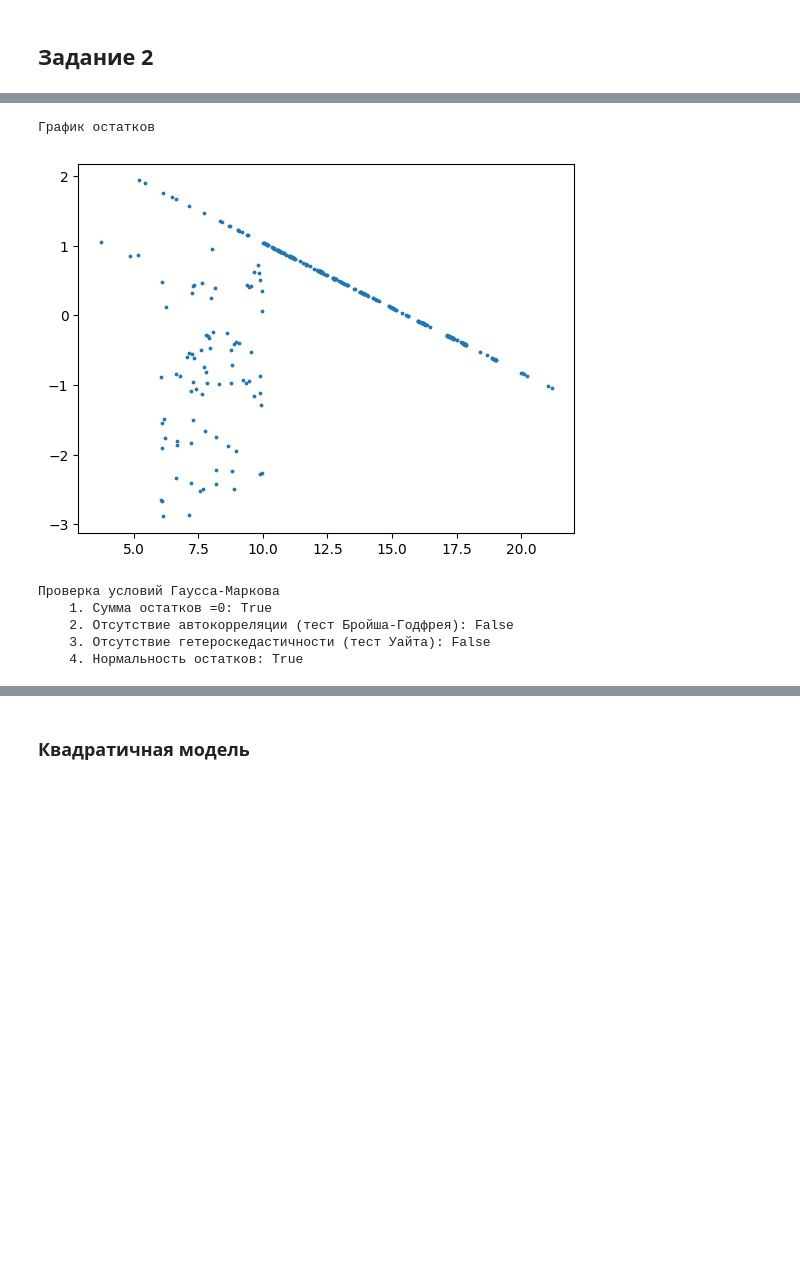
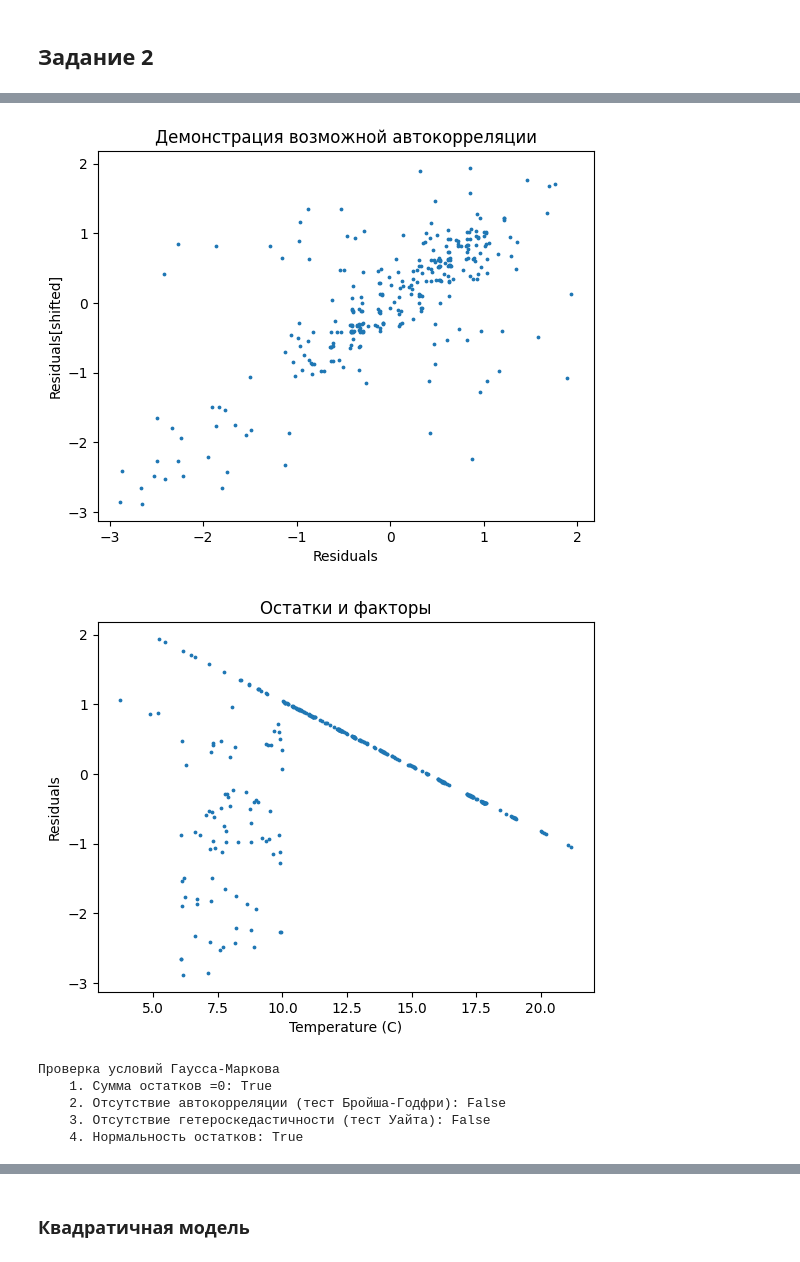
Before and after one commit to Kudriavtsev-Eduard/PairRegressionSolution, a Jupyter notebook: notebook.ipynb, the cells around one changed output, grey strips where cells are left out. Saved outputs shown, nothing was run; the diff lists cells and outputs as text; code cells hidden in the pictures; blank space fills up the shorter version.

```diff
--- a/notebook.ipynb
+++ b/notebook.ipynb
@@ -20,9 +20,10 @@ from numpy import fabs, sqrt, arctanh, tanh
 # %%
 df = pandas.read_csv('data/weatherHistory.csv')
 x_title = 'Temperature (C)'
+y_title = 'Apparent Temperature (C)'
 to_choose = df.head(300)
-x_values = to_choose['Temperature (C)']
-y_values = to_choose['Apparent Temperature (C)']
+x_values = to_choose[x_title]
+y_values = to_choose[y_title]
 # %% [markdown]
 ## Задание 2
 # %%
@@ -133,15 +263,22 @@ plt.show()
 # %%
-print("График остатков")
+plt.scatter(model.resid[:-1], model.resid[1:], s=3)
+plt.xlabel("Residuals")
+plt.ylabel("Residuals[shifted]")
+plt.title("Демонстрация возможной автокорреляции")
+plt.show()
 plt.scatter(x_values, model.resid, s=3)
+plt.xlabel(x_title)
+plt.ylabel("Residuals")
+plt.title("Остатки и факторы")
 plt.show()
 # %% [output]
-График остатков
-[figure, old version]
+[figure, new version]
+[figure, added]
 # %%
 print("Проверка условий Гаусса-Маркова")
 print(f"    1. Cумма остатков =0: {sum(model.resid) < 10 ** -8}")
 print(
-    f"    2. Отсутствие автокорреляции (тест Бройша-Годфрея): {sm.stats.diagnostic.acorr_breusch_godfrey(model)[1] > p_value}")
+    f"    2. Отсутствие автокорреляции (тест Бройша-Годфри): {sm.stats.diagnostic.acorr_breusch_godfrey(model)[1] > p_value}")
 print(
     f"    3. Отсутствие гетероскедастичности (тест Уайта): {sm.stats.diagnostic.het_white(model.resid, model.model.exog)[1] > p_value}"
 )
@@ -149,7 +286,7 @@ print(f"    4. Нормальность остатков: {stats.normaltest(mode
 # %% [output]
 Проверка условий Гаусса-Маркова
     1. Cумма остатков =0: True
-    2. Отсутствие автокорреляции (тест Бройша-Годфрея): False
+    2. Отсутствие автокорреляции (тест Бройша-Годфри): False
     3. Отсутствие гетероскедастичности (тест Уайта): False
     4. Нормальность остатков: True
 # %% [markdown]
```
Also changed, not shown: parts of 12 cells of this notebook.
